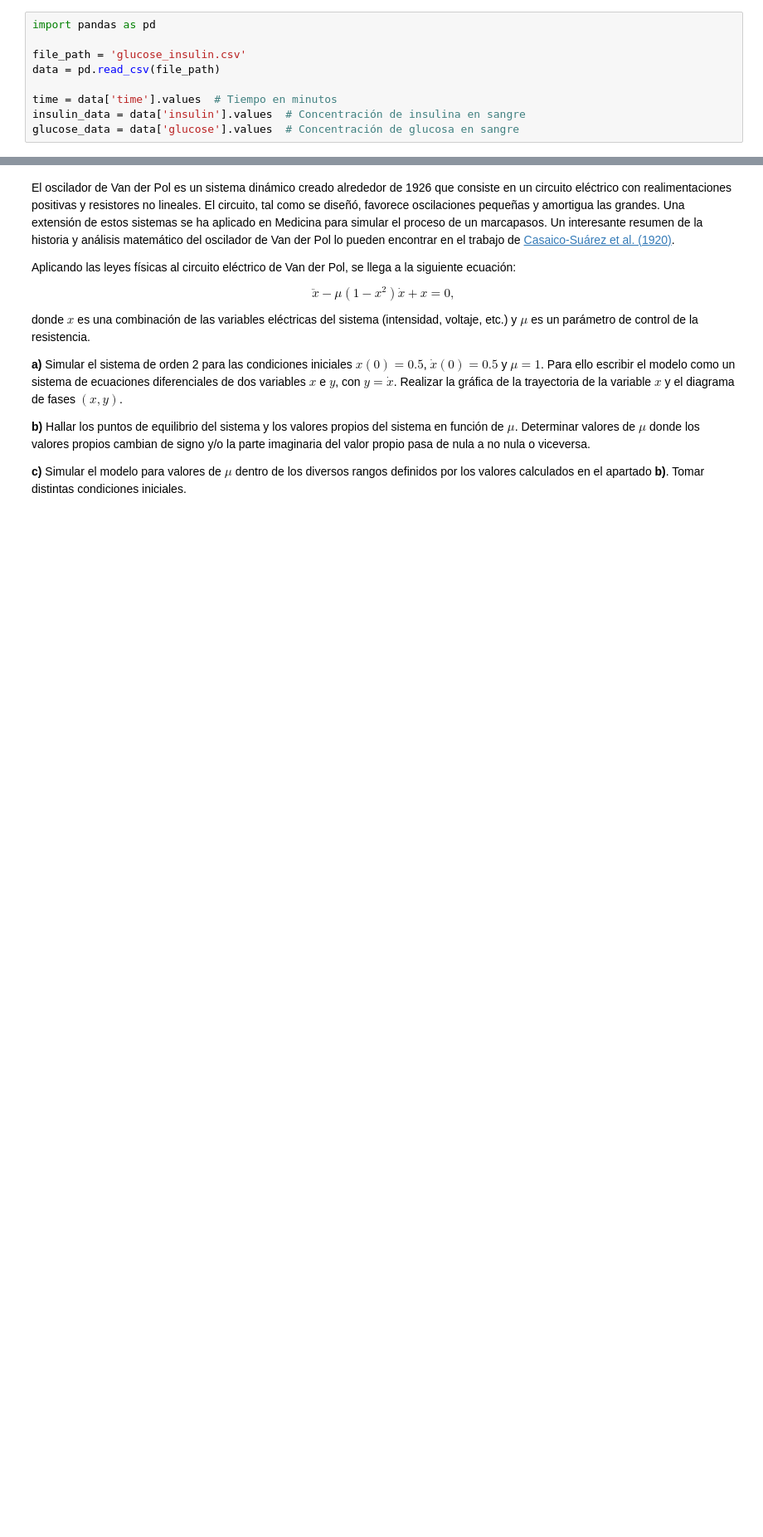
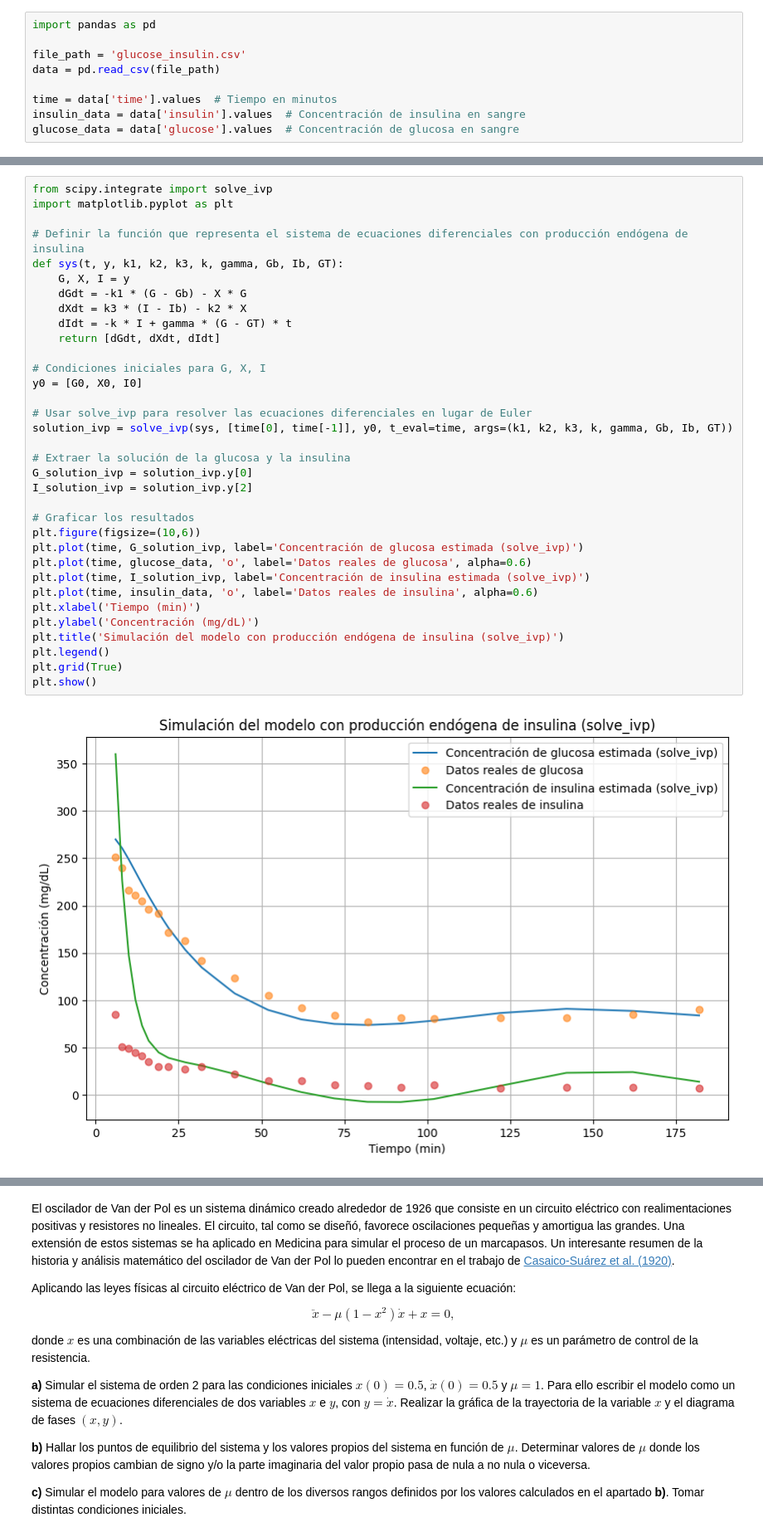
Before and after one commit to Davidgrcdz/SACSE-Practicas, a Jupyter notebook: Ejercicios/Ejercicios_det2_prop.ipynb, the cells around one changed output, grey strips where cells are left out. Shown at 83% size. Cells and saved outputs as stored; diff of their text form; blank space fills up the shorter version.

```diff
--- a/Ejercicios/Ejercicios_det2_prop.ipynb
+++ b/Ejercicios/Ejercicios_det2_prop.ipynb
@@ -212,0 +348,36 @@ plt.legend()
+# %%
+from scipy.integrate import solve_ivp
+import matplotlib.pyplot as plt
+
+# Definir la función que representa el sistema de ecuaciones diferenciales con producción endógena de insulina
+def sys(t, y, k1, k2, k3, k, gamma, Gb, Ib, GT):
+    G, X, I = y
+    dGdt = -k1 * (G - Gb) - X * G
+    dXdt = k3 * (I - Ib) - k2 * X
+    dIdt = -k * I + gamma * (G - GT) * t
+    return [dGdt, dXdt, dIdt]
+
+# Condiciones iniciales para G, X, I
+y0 = [G0, X0, I0]
+
+# Usar solve_ivp para resolver las ecuaciones diferenciales en lugar de Euler
+solution_ivp = solve_ivp(sys, [time[0], time[-1]], y0, t_eval=time, args=(k1, k2, k3, k, gamma, Gb, Ib, GT))
+
+# Extraer la solución de la glucosa y la insulina
+G_solution_ivp = solution_ivp.y[0]
+I_solution_ivp = solution_ivp.y[2]
+
+# Graficar los resultados
+plt.figure(figsize=(10,6))
+plt.plot(time, G_solution_ivp, label='Concentración de glucosa estimada (solve_ivp)')
+plt.plot(time, glucose_data, 'o', label='Datos reales de glucosa', alpha=0.6)
+plt.plot(time, I_solution_ivp, label='Concentración de insulina estimada (solve_ivp)')
+plt.plot(time, insulin_data, 'o', label='Datos reales de insulina', alpha=0.6)
+plt.xlabel('Tiempo (min)')
+plt.ylabel('Concentración (mg/dL)')
+plt.title('Simulación del modelo con producción endógena de insulina (solve_ivp)')
+plt.legend()
+plt.grid(True)
+plt.show()
+# %% [output]
+[figure, added]
```
Also changed, not shown: parts of 27 cells of this notebook, 1 other file.
